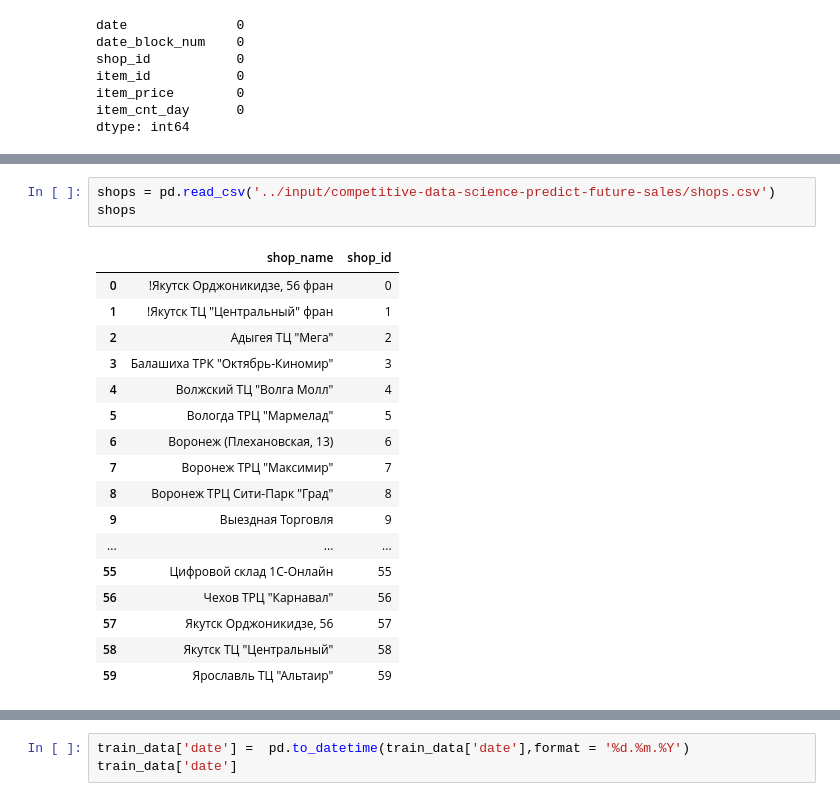
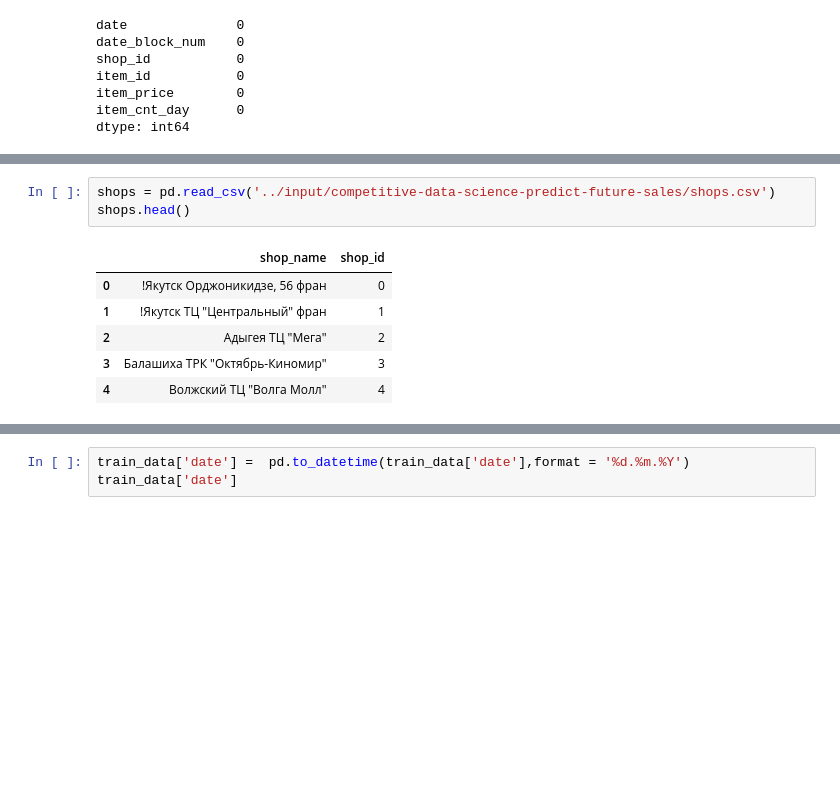
Before and after one commit to Zaki171/Future-Sales-Predictions, a Jupyter notebook: future-sales.ipynb, the cells around one changed output, grey strips where cells are left out. Drawn from its saved outputs; the diff is of its cells as text; blank space fills up the shorter version.

```diff
--- a/future-sales.ipynb
+++ b/future-sales.ipynb
@@ -96,23 +82,12 @@ item_cats
 # %%
 shops = pd.read_csv('../input/competitive-data-science-predict-future-sales/shops.csv')
-shops
+shops.head()
 # %% [output]
 |  | shop_name | shop_id |
 | 0 | !Якутск Орджоникидзе, 56 фран | 0 |
 | 1 | !Якутск ТЦ "Центральный" фран | 1 |
 | 2 | Адыгея ТЦ "Мега" | 2 |
 | 3 | Балашиха ТРК "Октябрь-Киномир" | 3 |
 | 4 | Волжский ТЦ "Волга Молл" | 4 |
-| 5 | Вологда ТРЦ "Мармелад" | 5 |
-| 6 | Воронеж (Плехановская, 13) | 6 |
-| 7 | Воронеж ТРЦ "Максимир" | 7 |
-| 8 | Воронеж ТРЦ Сити-Парк "Град" | 8 |
-| 9 | Выездная Торговля | 9 |
-| ... | ... | ... |
-| 55 | Цифровой склад 1С-Онлайн | 55 |
-| 56 | Чехов ТРЦ "Карнавал" | 56 |
-| 57 | Якутск Орджоникидзе, 56 | 57 |
-| 58 | Якутск ТЦ "Центральный" | 58 |
-| 59 | Ярославль ТЦ "Альтаир" | 59 |
 # %%
 test_data = pd.read_csv('../input/competitive-data-science-predict-future-sales/test.csv')
```
Also changed, not shown: parts of 19 cells of this notebook.
